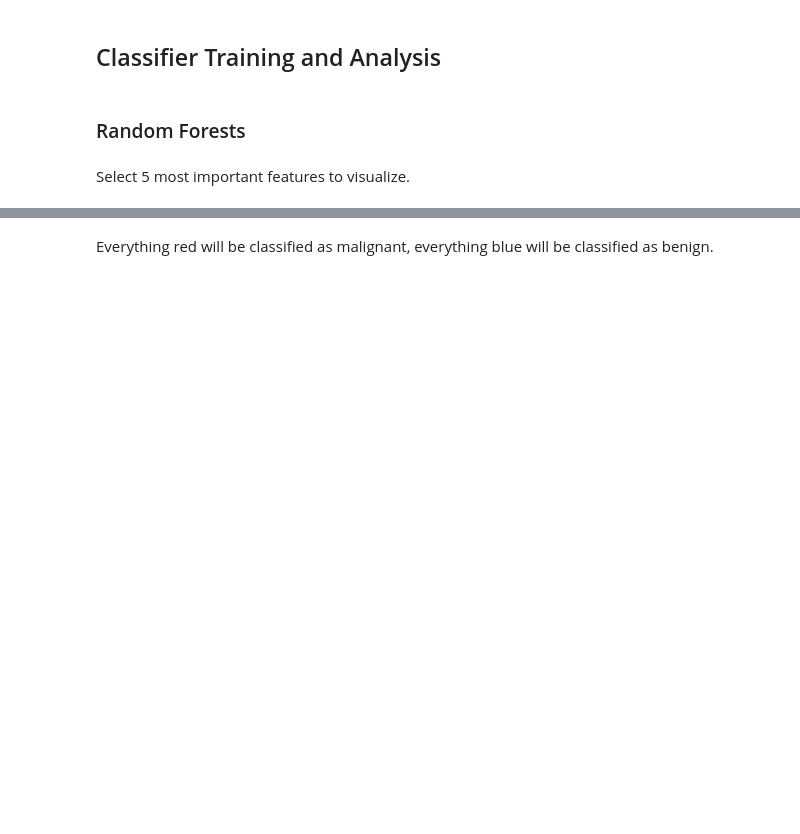
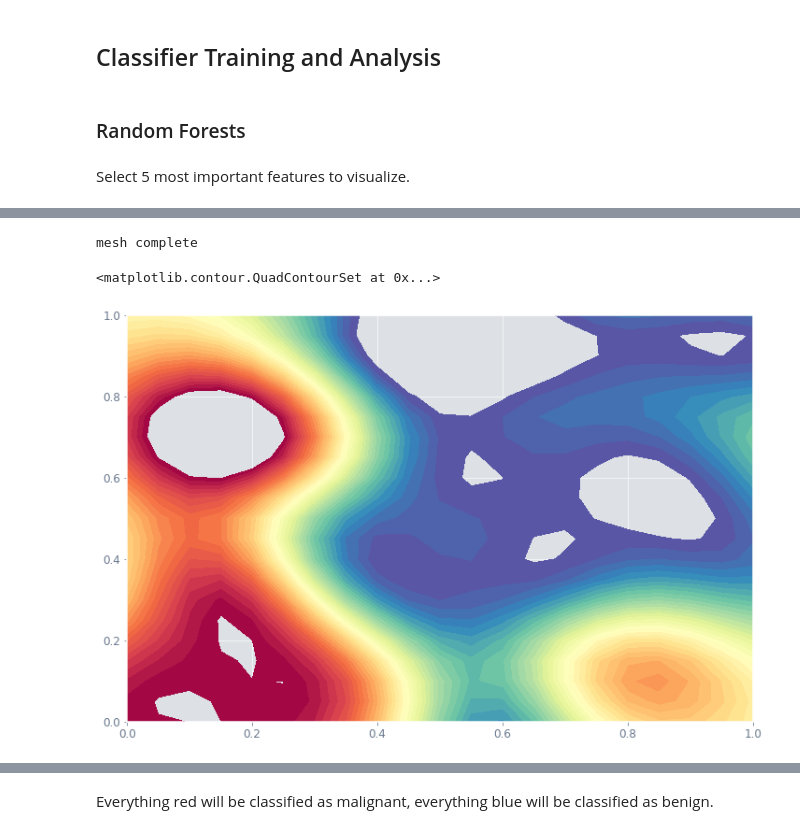
Before and after one commit to Ekrekr/ldr, a Jupyter notebook: binary_example.ipynb, the cells around one changed output, grey strips where cells are left out. Cells and saved outputs as stored; diff of their text form; code cells hidden in the pictures; blank space fills up the shorter version.

```diff
--- a/binary_example.ipynb
+++ b/binary_example.ipynb
@@ -215,2 +122,19 @@ Exception: Stop!
+# %%
+res_sub = np.linspace(0.0, 1.0, 21)
+cols = hd.D.columns[:-1]
+col1, col2, colp = "worst radius", "mean concave points", "prediction"
+# Use epsilon equal to resolution of the contour.
+clf = svm.SVR(gamma="scale", epsilon=res_sub[0])
+sample = hd.D.sample(10000)
+clf.fit(sample[[col1, col2]], sample["prediction"])
+
+Xm, Ym = np.meshgrid(res_sub, res_sub)
+Zm = [[clf.predict([[i, j]])[0] - 0.5 for i in res_sub] for j in res_sub]
+print("mesh complete")
+plt.contourf(Xm, Ym, Zm, levels=np.linspace(-0.5, 0.5, 41), cmap="Spectral")
+# %% [output]
+mesh complete
+<matplotlib.contour.QuadContourSet at 0x...>
+[figure, added]
 # %%
 hd.density_scatter("worst area")
```
Also changed, not shown: parts of 38 cells of this notebook, 1 other file.
